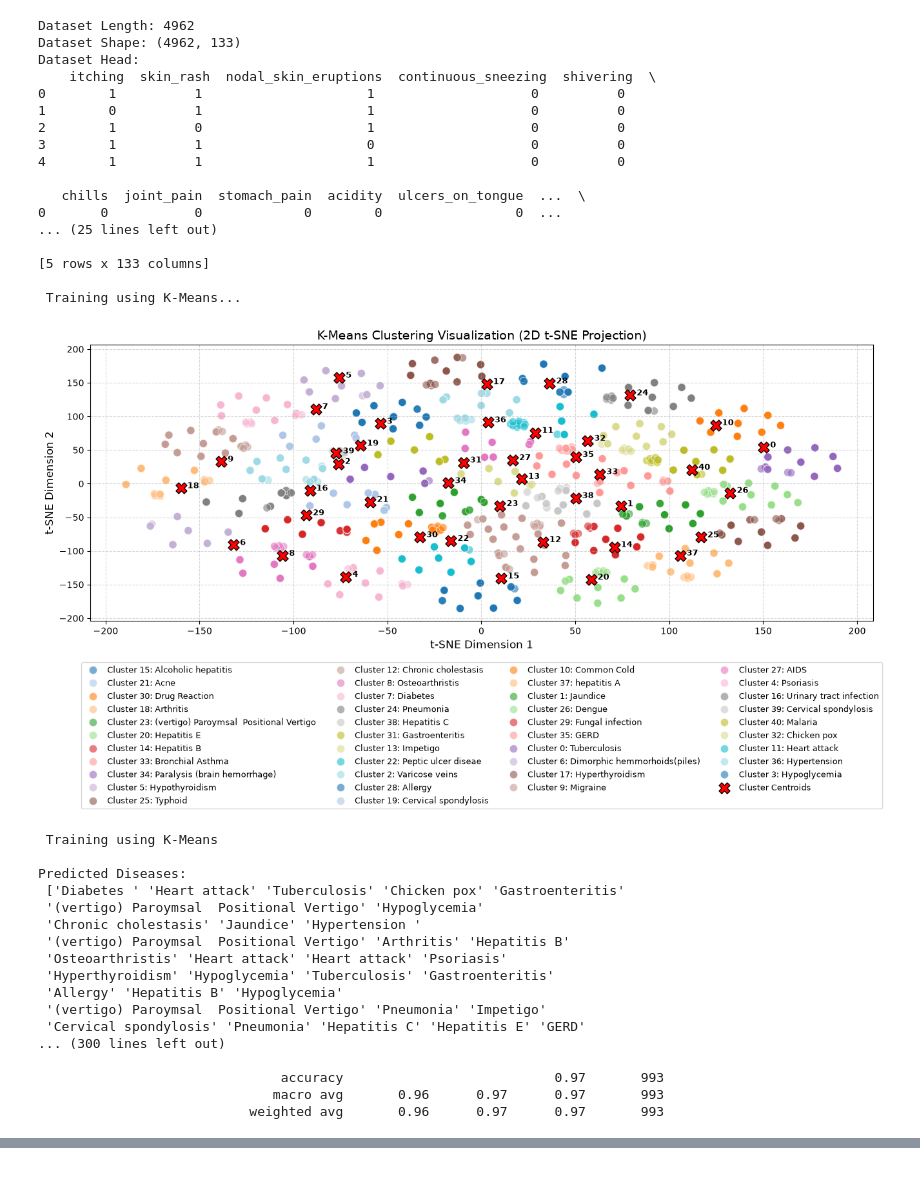
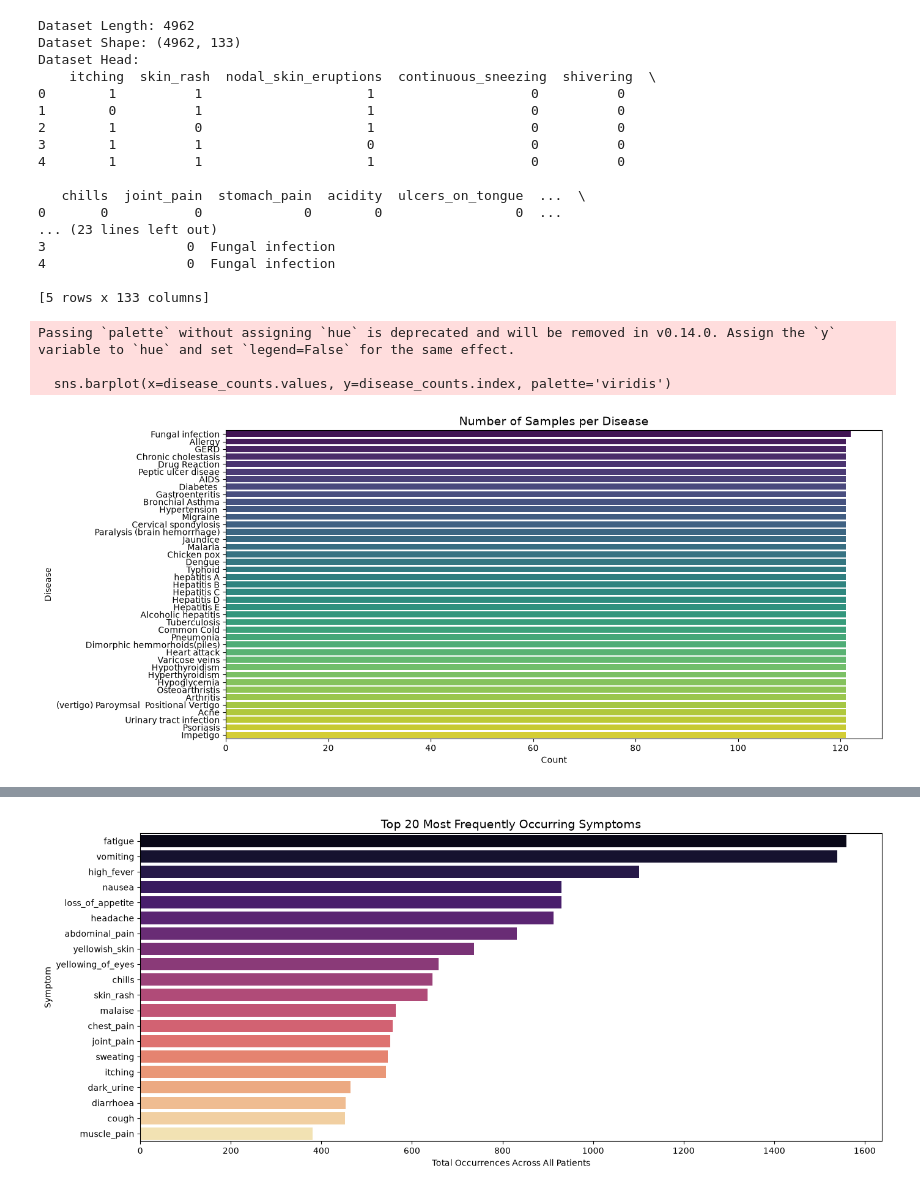
Before and after one commit to kway-zar/disease-classification, a Jupyter notebook: models/kMeans.ipynb, the cells around one changed output, grey strips where cells are left out. Cells and saved outputs as stored; diff of their text form; code cells hidden in the pictures.

```diff
--- a/models/kMeans.ipynb
+++ b/models/kMeans.ipynb
@@ -12,7 +12,7 @@ from sklearn.preprocessing import StandardScaler
 import plotly.express as px
 
 def importData():
-    csv_path =  "../data/raw/mergedData.csv"
+    csv_path =  "../data/cleaned/mergedData.csv"
 
     data = pd.read_csv(csv_path)
     print("Dataset Length:", len(data))
@@ -30,6 +30,55 @@ def splitDataset(data):
         random_state=100,
         stratify=disease_labels,
     )
+
+
+    plt.figure(figsize=(14, 6))
+    disease_counts = data['prognosis'].value_counts()
+    sns.barplot(x=disease_counts.values, y=disease_counts.index, palette='viridis')
+    plt.title('Number of Samples per Disease', fontsize=14)
+    plt.xlabel('Count')
+    plt.ylabel('Disease')
+    plt.tight_layout()
+    plt.show()
+
+
+    symptom_counts = X_train.sum().sort_values(ascending=False).head(20)
+
+    plt.figure(figsize=(14, 6))
+    sns.barplot(x=symptom_counts.values, y=symptom_counts.index, palette='magma')
+    plt.title('Top 20 Most Frequently Occurring Symptoms', fontsize=14)
+    plt.xlabel('Total Occurrences Across All Patients')
+    plt.ylabel('Symptom')
+    plt.tight_layout()
+    plt.show()
+
+
+    data_copy = data.copy()
+    symptom_cols = X_train.columns.tolist()
+
+    avg_symptoms = data_copy.groupby('prognosis')[symptom_cols].sum().sum(axis=1).sort_values(ascending=False)
+
+    plt.figure(figsize=(14, 6))
+    sns.barplot(x=avg_symptoms.values, y=avg_symptoms.index, palette='coolwarm')
+    plt.title('Total Active Symptoms per Disease (across all samples)', fontsize=14)
+    plt.xlabel('Total Symptom Occurrences')
+    plt.ylabel('Disease')
+    plt.tight_layout()
+    plt.show()
+
+    top_20_symptoms = X_train.sum().sort_values(ascending=False).head(20).index.tolist()
+
+    heatmap_data = data_copy.groupby('prognosis')[top_20_symptoms].mean()
+
+    plt.figure(figsize=(18, 12))
+    sns.heatmap(heatmap_data, cmap='YlOrRd', linewidths=0.5, annot=False)
+    plt.title('Disease vs Top 20 Symptoms (Mean Presence)', fontsize=14)
+    plt.xlabel('Symptom')
+    plt.ylabel('Disease')
+    plt.xticks(rotation=45, ha='right')
+    plt.tight_layout()
+    plt.show()
+
     return X_train, X_test, y_train, y_test
 
 
@@ -175,51 +224,37 @@ def scatterPlot(features, disease_labels, kmeans, scaler, cluster_disease):
     fig.show()
 
 data = importData()
 X_train, X_test, y_train, y_test = splitDataset(data)
 
 print("\n Training using K-Means...")
 kmeans, scaler, cluster_disease, X_train_scaled, train_cluster_labels = train_using_kmeans(
     X_train, y_train
 )
 
 plot_kmeans_clusters_tsne(X_train_scaled, train_cluster_labels, kmeans, cluster_disease)
 print("\n Training using K-Means")
 y_pred = prediction(X_test, kmeans, scaler, cluster_disease)
 cal_accuracy(y_test, y_pred)
 scatterPlot(X_train, y_train, kmeans, scaler, cluster_disease)
 # %% [output]
 Dataset Length: 4962
 Dataset Shape: (4962, 133)
 Dataset Head:
     itching  skin_rash  nodal_skin_eruptions  continuous_sneezing  shivering  \
 0        1          1                     1                    0          0
 1        0          1                     1                    0          0
 2        1          0                     1                    0          0
 3        1          1                     0                    0          0
 4        1          1                     1                    0          0
 
    chills  joint_pain  stomach_pain  acidity  ulcers_on_tongue  ...  \
 0       0           0             0        0                 0  ...
-... (25 lines left out)
+... (23 lines left out)
+3                  0  Fungal infection
+4                  0  Fungal infection
 
 [5 rows x 133 columns]
-
- Training using K-Means...
+Passing `palette` without assigning `hue` is deprecated and will be removed in v0.14.0. Assign the `y` variable to `hue` and set `legend=False` for the same effect.
+
+  sns.barplot(x=disease_counts.values, y=disease_counts.index, palette='viridis')
-[figure, old version]
+[figure, new version]
- Training using K-Means
-
-Predicted Diseases:
- ['Diabetes ' 'Heart attack' 'Tuberculosis' 'Chicken pox' 'Gastroenteritis'
- '(vertigo) Paroymsal  Positional Vertigo' 'Hypoglycemia'
- 'Chronic cholestasis' 'Jaundice' 'Hypertension '
- '(vertigo) Paroymsal  Positional Vertigo' 'Arthritis' 'Hepatitis B'
- 'Osteoarthristis' 'Heart attack' 'Heart attack' 'Psoriasis'
- 'Hyperthyroidism' 'Hypoglycemia' 'Tuberculosis' 'Gastroenteritis'
- 'Allergy' 'Hepatitis B' 'Hypoglycemia'
- '(vertigo) Paroymsal  Positional Vertigo' 'Pneumonia' 'Impetigo'
- 'Cervical spondylosis' 'Pneumonia' 'Hepatitis C' 'Hepatitis E' 'GERD'
-... (300 lines left out)
-
-                               accuracy                           0.97       993
-                              macro avg       0.96      0.97      0.97       993
-                           weighted avg       0.96      0.97      0.97       993
@@ -226,0 +264 @@ ValueError: Mime type rendering requires nbformat>=4.2.0 but it is not installed
+[figure, added]
```
Also changed, not shown: parts of 1 cell of this notebook, 14 other files.
